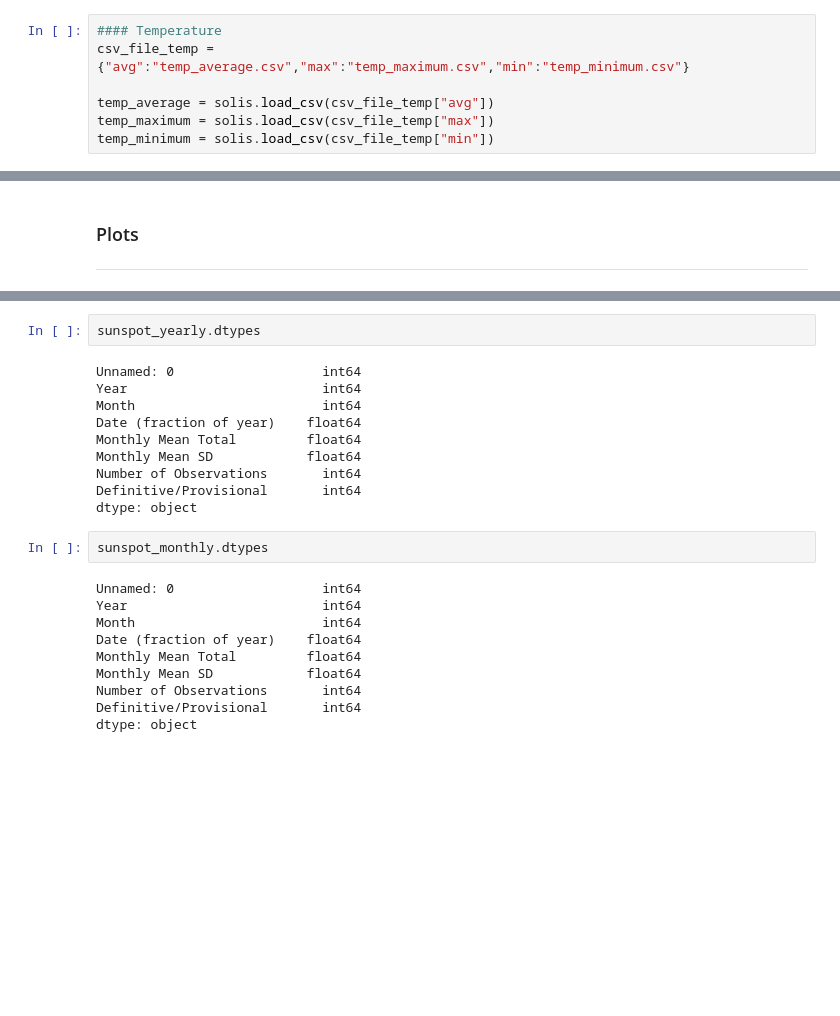
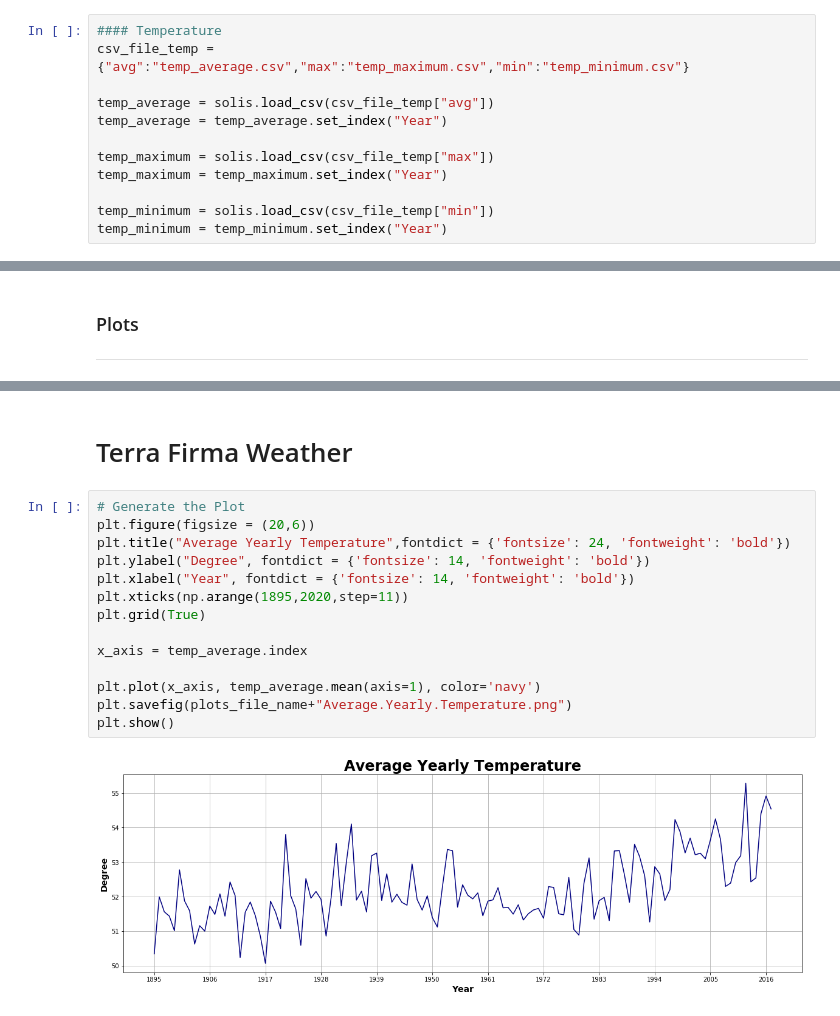
Before and after one commit to A-Grabish/solis-projectum, a Jupyter notebook: Final/Solis-Projectum-Data.Analysis.ipynb, the cells around one changed output, grey strips where cells are left out. Cells and saved outputs as stored; diff of their text form; blank space fills up the shorter version.

```diff
--- a/Final/Solis-Projectum-Data.Analysis.ipynb
+++ b/Final/Solis-Projectum-Data.Analysis.ipynb
@@ -23,8 +31,13 @@ sunspot_yearly = solis.load_csv(csv_file_sunspots["yearly"])
 csv_file_temp = {"avg":"temp_average.csv","max":"temp_maximum.csv","min":"temp_minimum.csv"}
 
 temp_average = solis.load_csv(csv_file_temp["avg"])
+temp_average = temp_average.set_index("Year")
+
 temp_maximum = solis.load_csv(csv_file_temp["max"])
+temp_maximum = temp_maximum.set_index("Year")
+
 temp_minimum = solis.load_csv(csv_file_temp["min"])
+temp_minimum = temp_minimum.set_index("Year")
 # %%
 #### Cooling & Heating Days
 csv_file_heatcool = {"summer":"summer_cooling_days.csv","winter":"winter_heating_days.csv"}
@@ -60,24 +69,18 @@ plt.scatter(sunspot_yearly["Date (fraction of year)"], sunspot_yearly['Monthly M
-# %%
-sunspot_yearly.dtypes
-# %% [output]
-Unnamed: 0                   int64
-Year                         int64
-Month                        int64
-Date (fraction of year)    float64
-Monthly Mean Total         float64
-Monthly Mean SD            float64
-Number of Observations       int64
-Definitive/Provisional       int64
-dtype: object
-# %%
-sunspot_monthly.dtypes
-# %% [output]
-Unnamed: 0                   int64
-Year                         int64
-Month                        int64
-Date (fraction of year)    float64
-Monthly Mean Total         float64
-Monthly Mean SD            float64
-Number of Observations       int64
-Definitive/Provisional       int64
-dtype: object
+# %% [markdown]
+# Terra Firma Weather
+# %%
+# Generate the Plot
+plt.figure(figsize = (20,6))
+plt.title("Average Yearly Temperature",fontdict = {'fontsize': 24, 'fontweight': 'bold'})
+plt.ylabel("Degree", fontdict = {'fontsize': 14, 'fontweight': 'bold'})
+plt.xlabel("Year", fontdict = {'fontsize': 14, 'fontweight': 'bold'})
+plt.xticks(np.arange(1895,2020,step=11))
+plt.grid(True)
+
+x_axis = temp_average.index
+
+plt.plot(x_axis, temp_average.mean(axis=1), color='navy')
+plt.savefig(plots_file_name+"Average.Yearly.Temperature.png")
+plt.show()
+# %% [output]
+[figure, added]
```
Also changed, not shown: parts of 16 cells of this notebook, 16 other files.
